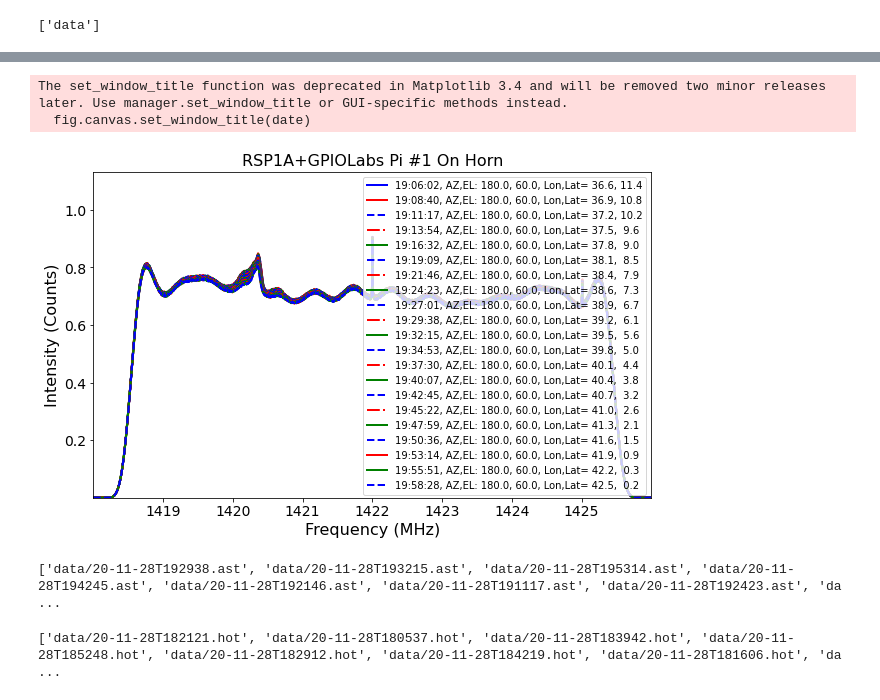
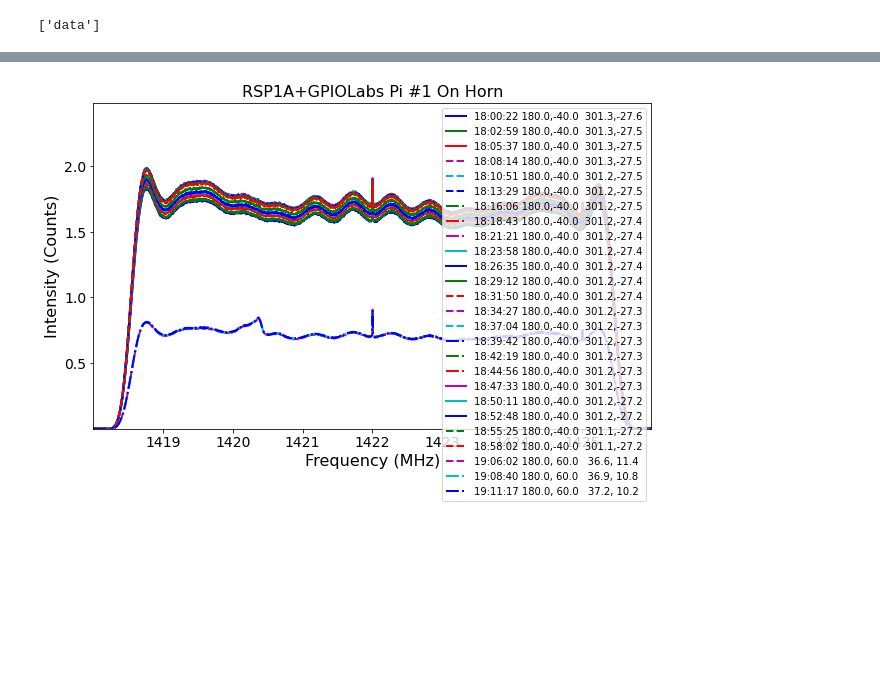
Before and after one commit to glangsto/jupyter, a Jupyter notebook: plotting.ipynb, the cells around one changed output, grey strips where cells are left out. Drawn from its saved outputs; the diff is of its cells as text; code cells hidden in the pictures; blank space fills up the shorter version.

Commit message:
Separate out name splitting, update raw plotting

```diff
--- a/plotting.ipynb
+++ b/plotting.ipynb
@@ -24,4 +24,4 @@ print(names)
 # %% [output]
 ['data']
 # %%
-astnames,hotnames = p.splitNames('data', doDebug=True)
+files, count = rasnames.splitNames(names, ".ast", ".hot", doDebug=False)
@@ -35,4 +28,4 @@ data/20-11-28T180022.hot to data/20-11-28T185802.hot
 # %%
-p.raw(astnames)
+p.raw(files)
 # %% [output]
 Ploting Intensity versus Frequency
@@ -55,11 +48 @@ data/20-11-28T195828.ast
-The set_window_title function was deprecated in Matplotlib 3.4 and will be removed two minor releases later. Use manager.set_window_title or GUI-specific methods instead.
-  fig.canvas.set_window_title(date)
-[figure, old version]
+[figure, new version]
-# %%
-print(astnames)
-# %% [output]
-['data/20-11-28T192938.ast', 'data/20-11-28T193215.ast', 'data/20-11-28T195314.ast', 'data/20-11-28T194245.ast', 'data/20-11-28T192146.ast', 'data/20-11-28T191117.ast', 'data/20-11-28T192423.ast', 'da ...
-# %%
-print(hotnames)
-# %% [output]
-['data/20-11-28T182121.hot', 'data/20-11-28T180537.hot', 'data/20-11-28T183942.hot', 'data/20-11-28T185248.hot', 'data/20-11-28T182912.hot', 'data/20-11-28T184219.hot', 'data/20-11-28T181606.hot', 'da ...
```
Also changed, not shown: parts of 4 cells of this notebook, 2 other files.
